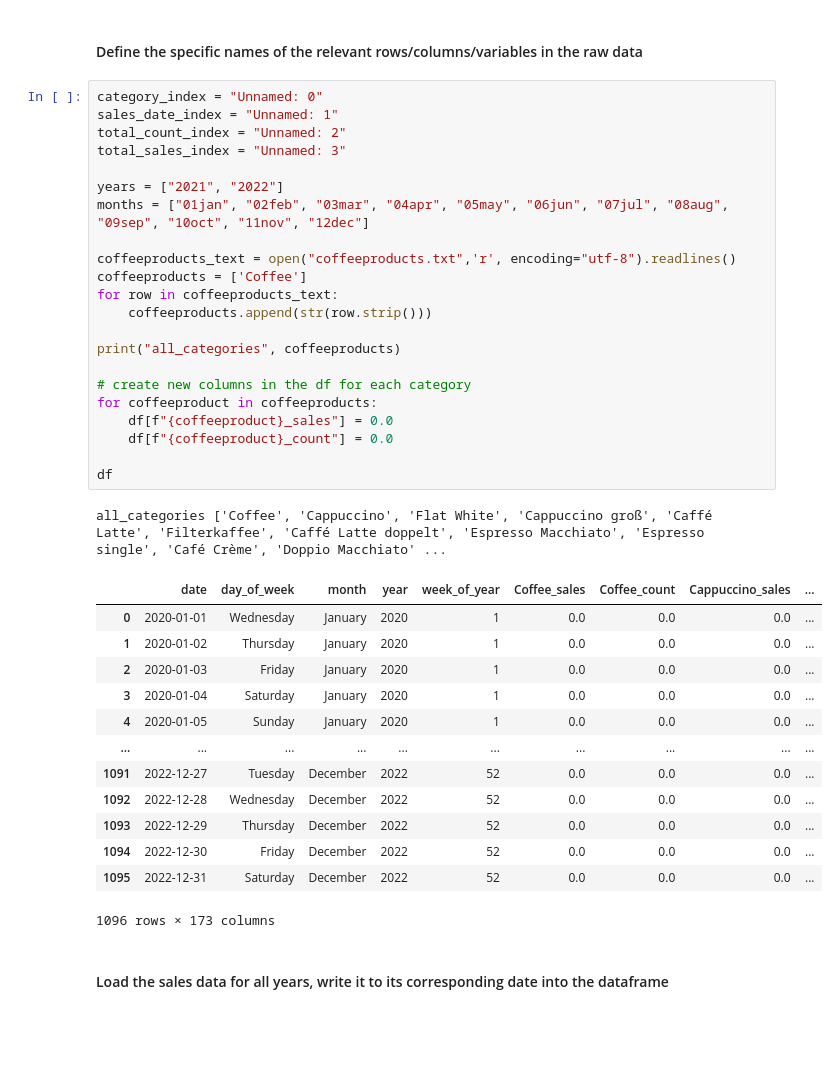
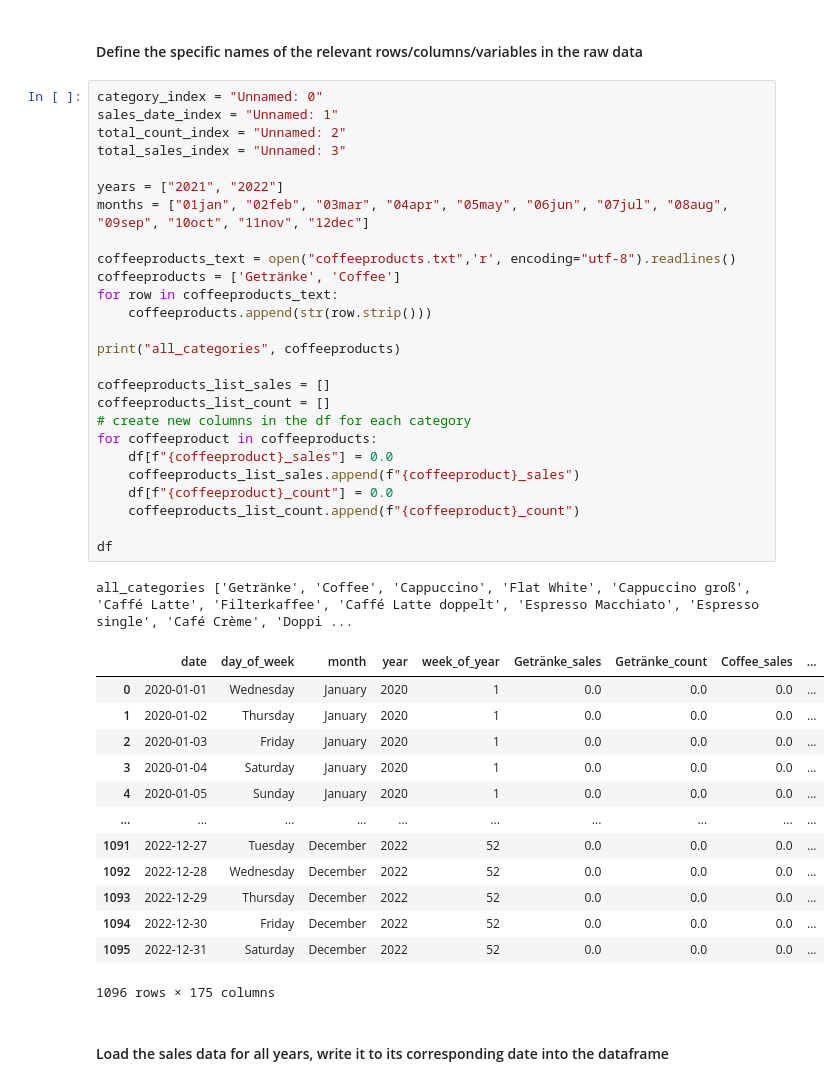
Before and after one commit to magicmagnus/CoffeeClimateCorrelation, a Jupyter notebook: load_coffeesalesdata.ipynb, the cells around one changed output. Saved outputs shown, nothing was run; the diff lists cells and outputs as text; blank space fills up the shorter version.

```diff
--- a/load_coffeesalesdata.ipynb
+++ b/load_coffeesalesdata.ipynb
@@ -34,28 +34,32 @@ df
 # %%
 category_index = "Unnamed: 0"
 sales_date_index = "Unnamed: 1"
 total_count_index = "Unnamed: 2"
 total_sales_index = "Unnamed: 3"
 
 years = ["2021", "2022"]
 months = ["01jan", "02feb", "03mar", "04apr", "05may", "06jun", "07jul", "08aug", "09sep", "10oct", "11nov", "12dec"]
 
 coffeeproducts_text = open("coffeeproducts.txt",'r', encoding="utf-8").readlines()
-coffeeproducts = ['Coffee']
+coffeeproducts = ['Getränke', 'Coffee']
 for row in coffeeproducts_text:
     coffeeproducts.append(str(row.strip()))
 
 print("all_categories", coffeeproducts)
 
+coffeeproducts_list_sales = []
+coffeeproducts_list_count = []
 # create new columns in the df for each category
 for coffeeproduct in coffeeproducts:
     df[f"{coffeeproduct}_sales"] = 0.0
+    coffeeproducts_list_sales.append(f"{coffeeproduct}_sales")
     df[f"{coffeeproduct}_count"] = 0.0
+    coffeeproducts_list_count.append(f"{coffeeproduct}_count")
 
 df
 # %% [output]
-all_categories ['Coffee', 'Cappuccino', 'Flat White', 'Cappuccino groß', 'Caffé Latte', 'Filterkaffee', 'Caffé Latte doppelt', 'Espresso Macchiato', 'Espresso single', 'Café Crème', 'Doppio Macchiato' ...
+all_categories ['Getränke', 'Coffee', 'Cappuccino', 'Flat White', 'Cappuccino groß', 'Caffé Latte', 'Filterkaffee', 'Caffé Latte doppelt', 'Espresso Macchiato', 'Espresso single', 'Café Crème', 'Doppi ...
-|  | date | day_of_week | month | year | week_of_year | Coffee_sales | Coffee_count | Cappuccino_sales | ... |
+|  | date | day_of_week | month | year | week_of_year | Getränke_sales | Getränke_count | Coffee_sales | ... |
 | 0 | 2020-01-01 | Wednesday | January | 2020 | 1 | 0.0 | 0.0 | 0.0 | ... |
 | 1 | 2020-01-02 | Thursday | January | 2020 | 1 | 0.0 | 0.0 | 0.0 | ... |
 | 2 | 2020-01-03 | Friday | January | 2020 | 1 | 0.0 | 0.0 | 0.0 | ... |
@@ -67,7 +71,7 @@ all_categories ['Coffee', 'Cappuccino', 'Flat White', 'Cappuccino groß', 'Caff
 | 1093 | 2022-12-29 | Thursday | December | 2022 | 52 | 0.0 | 0.0 | 0.0 | ... |
 | 1094 | 2022-12-30 | Friday | December | 2022 | 52 | 0.0 | 0.0 | 0.0 | ... |
 | 1095 | 2022-12-31 | Saturday | December | 2022 | 52 | 0.0 | 0.0 | 0.0 | ... |
-1096 rows × 173 columns
+1096 rows × 175 columns
 # %% [markdown]
 #### Load the sales data for all years, write it to its corresponding date into the dataframe
 # %%
```
Also changed, not shown: parts of 10 cells of this notebook, 4 other files.
